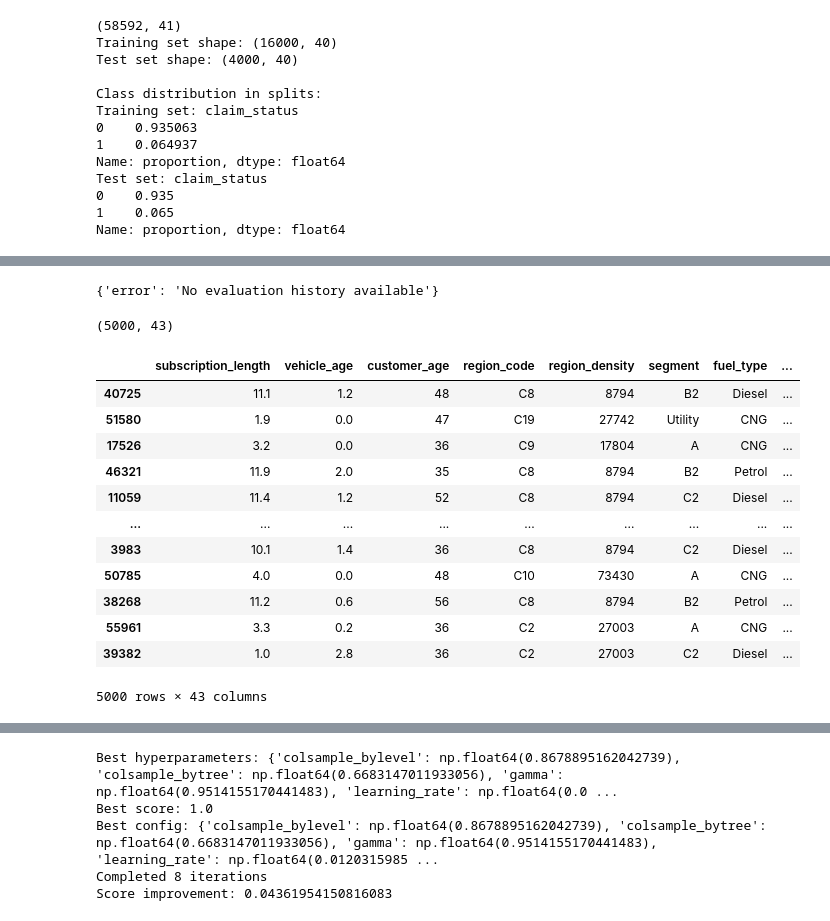
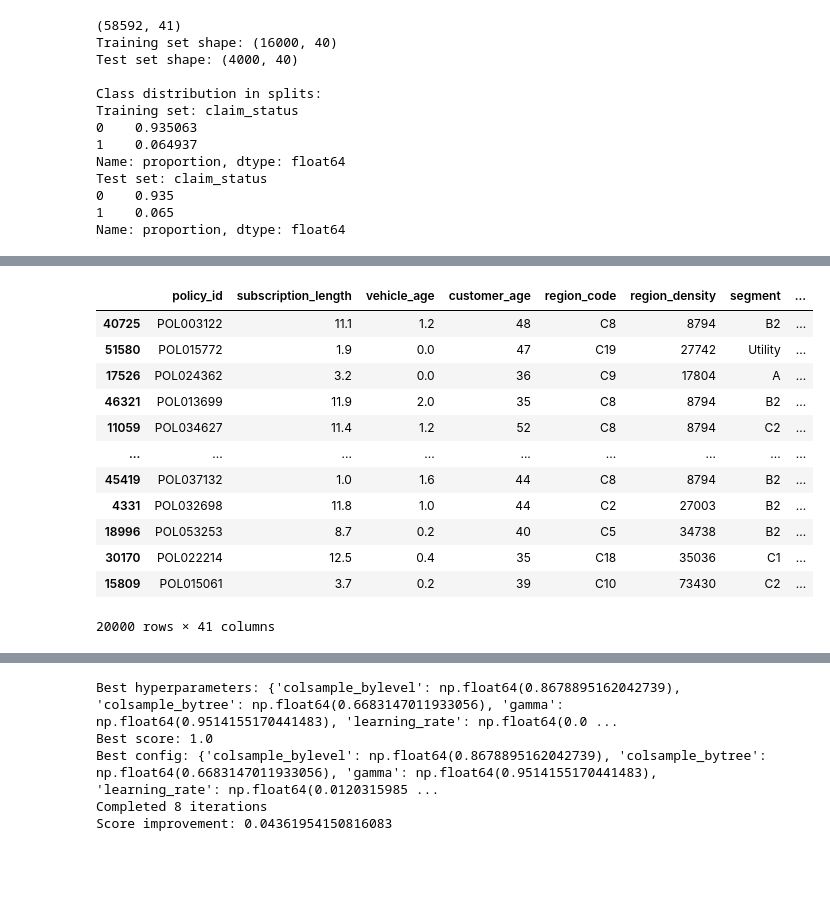
Before and after one commit to pdoubleg/ds-assistant, a Jupyter notebook: notebooks/auto_tune.ipynb, the cells around one changed output, grey strips where cells are left out. Saved outputs shown, nothing was run; the diff lists cells and outputs as text; code cells hidden in the pictures; blank space fills up the shorter version.

```diff
--- a/notebooks/auto_tune.ipynb
+++ b/notebooks/auto_tune.ipynb
@@ -62,7 +60,7 @@ from src.modules.fe import CAAFETransformer
 model = XGBClassifier(
         seed=42,
         objective="binary:logistic",
-        eval_metric="logloss",
+        eval_metric="auc",
         n_jobs=-1,
         use_label_encoder=False,
         verbosity=0,
@@ -130,5 +124,5 @@ np.float64(0.934200006723404)
 # %%
-train_transformed = fe.transform(X_train)
+train_transformed = fe.transform(test_df)
 # %%
 fe.save_code("features_day1.md")
 # %% [output]
@@ -236,26 +150,18 @@ Error:
-# %%
-fe.get_summary()
-# %% [output]
-{'error': 'No evaluation history available'}
-# %%
-engineered_df.shape
-# %% [output]
-(5000, 43)
-# %%
-engineered_df
-# %% [output]
-|  | subscription_length | vehicle_age | customer_age | region_code | region_density | segment | fuel_type | ... |
-| 40725 | 11.1 | 1.2 | 48 | C8 | 8794 | B2 | Diesel | ... |
-| 51580 | 1.9 | 0.0 | 47 | C19 | 27742 | Utility | CNG | ... |
-| 17526 | 3.2 | 0.0 | 36 | C9 | 17804 | A | CNG | ... |
-| 46321 | 11.9 | 2.0 | 35 | C8 | 8794 | B2 | Petrol | ... |
-| 11059 | 11.4 | 1.2 | 52 | C8 | 8794 | C2 | Diesel | ... |
-| ... | ... | ... | ... | ... | ... | ... | ... | ... |
-| 3983 | 10.1 | 1.4 | 36 | C8 | 8794 | C2 | Diesel | ... |
-| 50785 | 4.0 | 0.0 | 48 | C10 | 73430 | A | CNG | ... |
-| 38268 | 11.2 | 0.6 | 56 | C8 | 8794 | B2 | Petrol | ... |
-| 55961 | 3.3 | 0.2 | 36 | C2 | 27003 | A | CNG | ... |
-| 39382 | 1.0 | 2.8 | 36 | C2 | 27003 | C2 | Diesel | ... |
-5000 rows × 43 columns
+# %%
+train_transformed
+# %% [output]
+|  | policy_id | subscription_length | vehicle_age | customer_age | region_code | region_density | segment | ... |
+| 40725 | POL003122 | 11.1 | 1.2 | 48 | C8 | 8794 | B2 | ... |
+| 51580 | POL015772 | 1.9 | 0.0 | 47 | C19 | 27742 | Utility | ... |
+| 17526 | POL024362 | 3.2 | 0.0 | 36 | C9 | 17804 | A | ... |
+| 46321 | POL013699 | 11.9 | 2.0 | 35 | C8 | 8794 | B2 | ... |
+| 11059 | POL034627 | 11.4 | 1.2 | 52 | C8 | 8794 | C2 | ... |
+| ... | ... | ... | ... | ... | ... | ... | ... | ... |
+| 45419 | POL037132 | 1.0 | 1.6 | 44 | C8 | 8794 | B2 | ... |
+| 4331 | POL032698 | 11.8 | 1.0 | 44 | C2 | 27003 | B2 | ... |
+| 18996 | POL053253 | 8.7 | 0.2 | 40 | C5 | 34738 | B2 | ... |
+| 30170 | POL022214 | 12.5 | 0.4 | 35 | C18 | 35036 | C1 | ... |
+| 15809 | POL015061 | 3.7 | 0.2 | 39 | C10 | 73430 | C2 | ... |
+20000 rows × 41 columns
 # %%
 from sklearn.calibration import LabelEncoder
```
Also changed, not shown: parts of 57 cells of this notebook, 3 other files.
